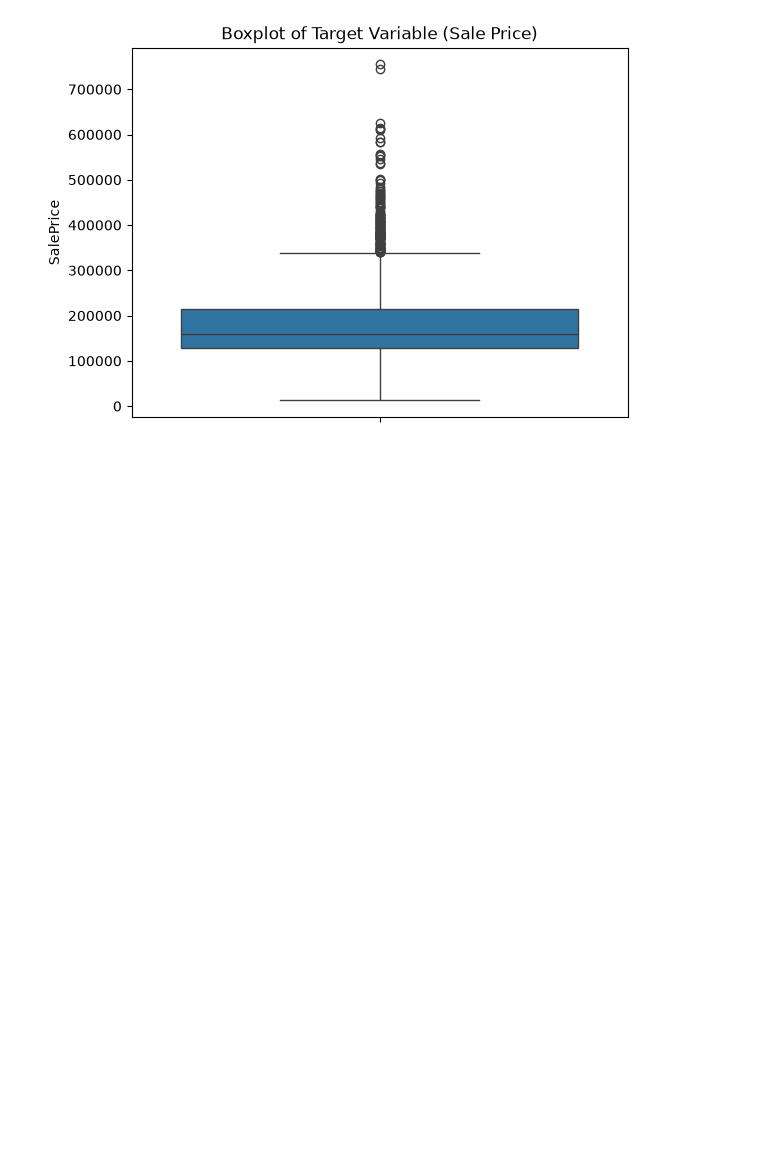
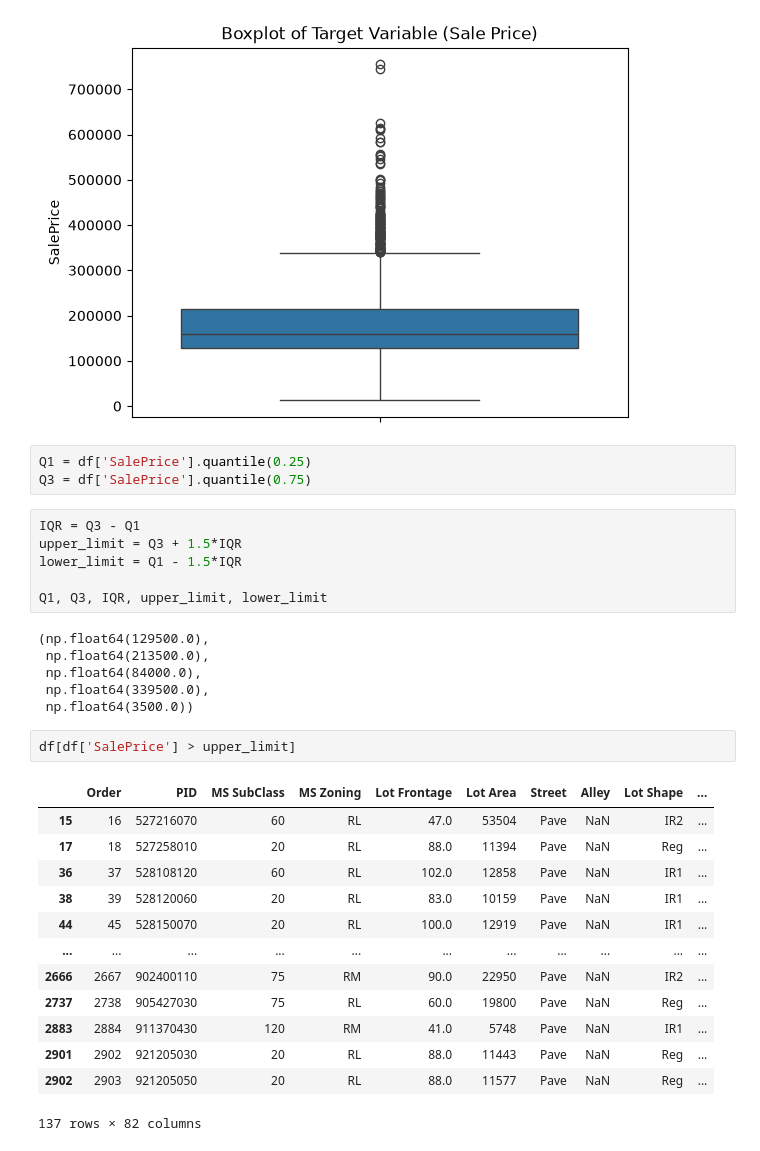
Before and after one commit to abdulazeemsodimu/house_price_prediction, a Jupyter notebook: notebooks/01_data_understanding.ipynb, the cells around one changed output. Drawn from its saved outputs; the diff is of its cells as text; blank space fills up the shorter version.

```diff
--- a/notebooks/01_data_understanding.ipynb
+++ b/notebooks/01_data_understanding.ipynb
@@ -180,4 +186,35 @@ sns.boxplot(df['SalePrice'])
 plt.title('Boxplot of Target Variable (Sale Price)');
 # %% [output]
 [figure]
+# %%
+Q1 = df['SalePrice'].quantile(0.25)
+Q3 = df['SalePrice'].quantile(0.75)
+# %%
+IQR = Q3 - Q1
+upper_limit = Q3 + 1.5*IQR
+lower_limit = Q1 - 1.5*IQR
+
+Q1, Q3, IQR, upper_limit, lower_limit
+# %% [output]
+(np.float64(129500.0),
+ np.float64(213500.0),
+ np.float64(84000.0),
+ np.float64(339500.0),
+ np.float64(3500.0))
+# %%
+df[df['SalePrice'] > upper_limit]
+# %% [output]
+|  | Order | PID | MS SubClass | MS Zoning | Lot Frontage | Lot Area | Street | Alley | Lot Shape | ... |
+| 15 | 16 | 527216070 | 60 | RL | 47.0 | 53504 | Pave | NaN | IR2 | ... |
+| 17 | 18 | 527258010 | 20 | RL | 88.0 | 11394 | Pave | NaN | Reg | ... |
+| 36 | 37 | 528108120 | 60 | RL | 102.0 | 12858 | Pave | NaN | IR1 | ... |
+| 38 | 39 | 528120060 | 20 | RL | 83.0 | 10159 | Pave | NaN | IR1 | ... |
+| 44 | 45 | 528150070 | 20 | RL | 100.0 | 12919 | Pave | NaN | IR1 | ... |
+| ... | ... | ... | ... | ... | ... | ... | ... | ... | ... | ... |
+| 2666 | 2667 | 902400110 | 75 | RM | 90.0 | 22950 | Pave | NaN | IR2 | ... |
+| 2737 | 2738 | 905427030 | 75 | RL | 60.0 | 19800 | Pave | NaN | Reg | ... |
+| 2883 | 2884 | 911370430 | 120 | RM | 41.0 | 5748 | Pave | NaN | IR1 | ... |
+| 2901 | 2902 | 921205030 | 20 | RL | 88.0 | 11443 | Pave | NaN | Reg | ... |
+| 2902 | 2903 | 921205050 | 20 | RL | 88.0 | 11577 | Pave | NaN | Reg | ... |
+137 rows × 82 columns
 # %% [markdown]
```
Also changed, not shown: parts of 15 cells of this notebook.
